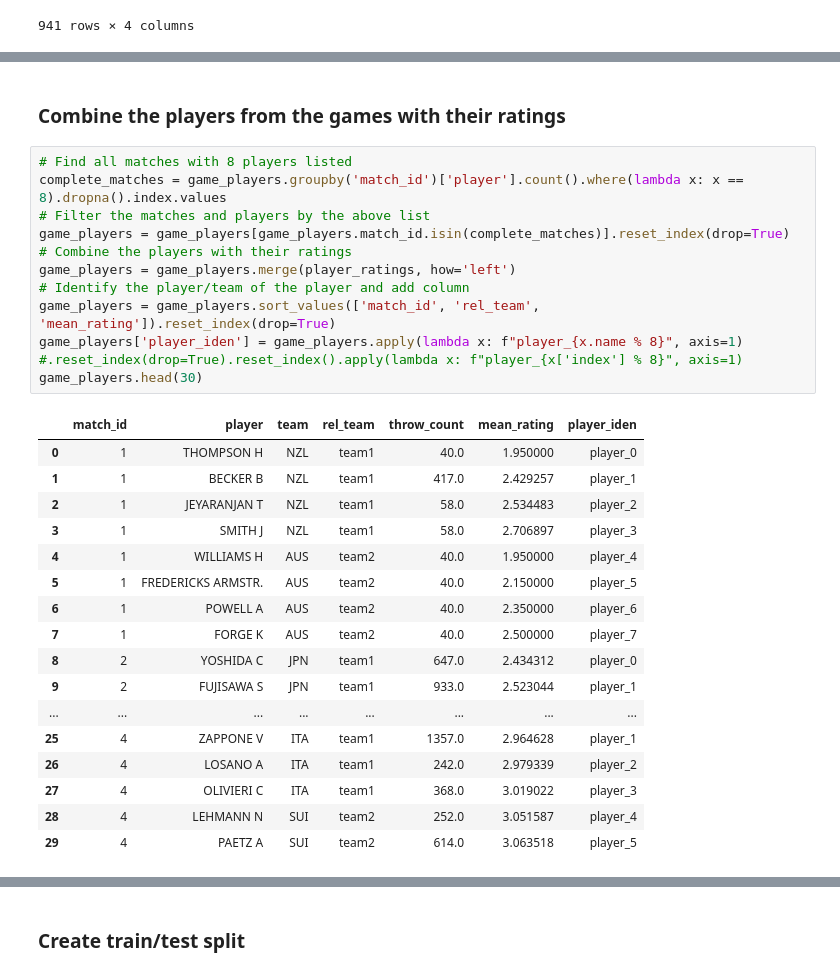
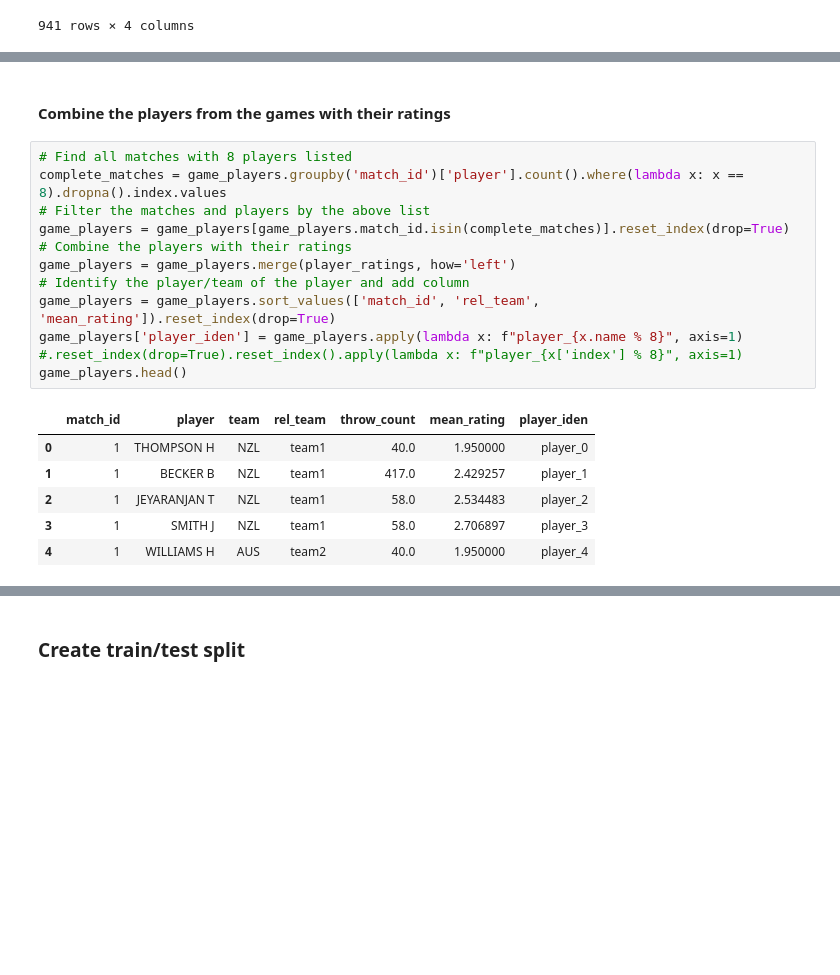
Before and after one commit to NWNHT/curling, a Jupyter notebook: src/predictions.ipynb, the cells around one changed output, grey strips where cells are left out. Saved outputs shown, nothing was run; the diff lists cells and outputs as text; blank space fills up the shorter version.

```diff
--- a/src/predictions.ipynb
+++ b/src/predictions.ipynb
@@ -1145,33 +1146,22 @@ winner_list.set_index('match_id')
 # %% [markdown]
-### Combine the players from the games with their ratings
+#### Combine the players from the games with their ratings
 # %%
 # Find all matches with 8 players listed
 complete_matches = game_players.groupby('match_id')['player'].count().where(lambda x: x == 8).dropna().index.values
 # Filter the matches and players by the above list
 game_players = game_players[game_players.match_id.isin(complete_matches)].reset_index(drop=True)
 # Combine the players with their ratings
 game_players = game_players.merge(player_ratings, how='left')
 # Identify the player/team of the player and add column
 game_players = game_players.sort_values(['match_id', 'rel_team', 'mean_rating']).reset_index(drop=True)
 game_players['player_iden'] = game_players.apply(lambda x: f"player_{x.name % 8}", axis=1)
 #.reset_index(drop=True).reset_index().apply(lambda x: f"player_{x['index'] % 8}", axis=1)
-game_players.head(30)
+game_players.head()
 # %% [output]
 |  | match_id | player | team | rel_team | throw_count | mean_rating | player_iden |
 | 0 | 1 | THOMPSON H | NZL | team1 | 40.0 | 1.950000 | player_0 |
 | 1 | 1 | BECKER B | NZL | team1 | 417.0 | 2.429257 | player_1 |
 | 2 | 1 | JEYARANJAN T | NZL | team1 | 58.0 | 2.534483 | player_2 |
 | 3 | 1 | SMITH J | NZL | team1 | 58.0 | 2.706897 | player_3 |
 | 4 | 1 | WILLIAMS H | AUS | team2 | 40.0 | 1.950000 | player_4 |
-| 5 | 1 | FREDERICKS ARMSTR. | AUS | team2 | 40.0 | 2.150000 | player_5 |
-| 6 | 1 | POWELL A | AUS | team2 | 40.0 | 2.350000 | player_6 |
-| 7 | 1 | FORGE K | AUS | team2 | 40.0 | 2.500000 | player_7 |
-| 8 | 2 | YOSHIDA C | JPN | team1 | 647.0 | 2.434312 | player_0 |
-| 9 | 2 | FUJISAWA S | JPN | team1 | 933.0 | 2.523044 | player_1 |
-| ... | ... | ... | ... | ... | ... | ... | ... |
-| 25 | 4 | ZAPPONE V | ITA | team1 | 1357.0 | 2.964628 | player_1 |
-| 26 | 4 | LOSANO A | ITA | team1 | 242.0 | 2.979339 | player_2 |
-| 27 | 4 | OLIVIERI C | ITA | team1 | 368.0 | 3.019022 | player_3 |
-| 28 | 4 | LEHMANN N | SUI | team2 | 252.0 | 3.051587 | player_4 |
-| 29 | 4 | PAETZ A | SUI | team2 | 614.0 | 3.063518 | player_5 |
 # %% [markdown]
```
Also changed, not shown: parts of 74 cells of this notebook.
